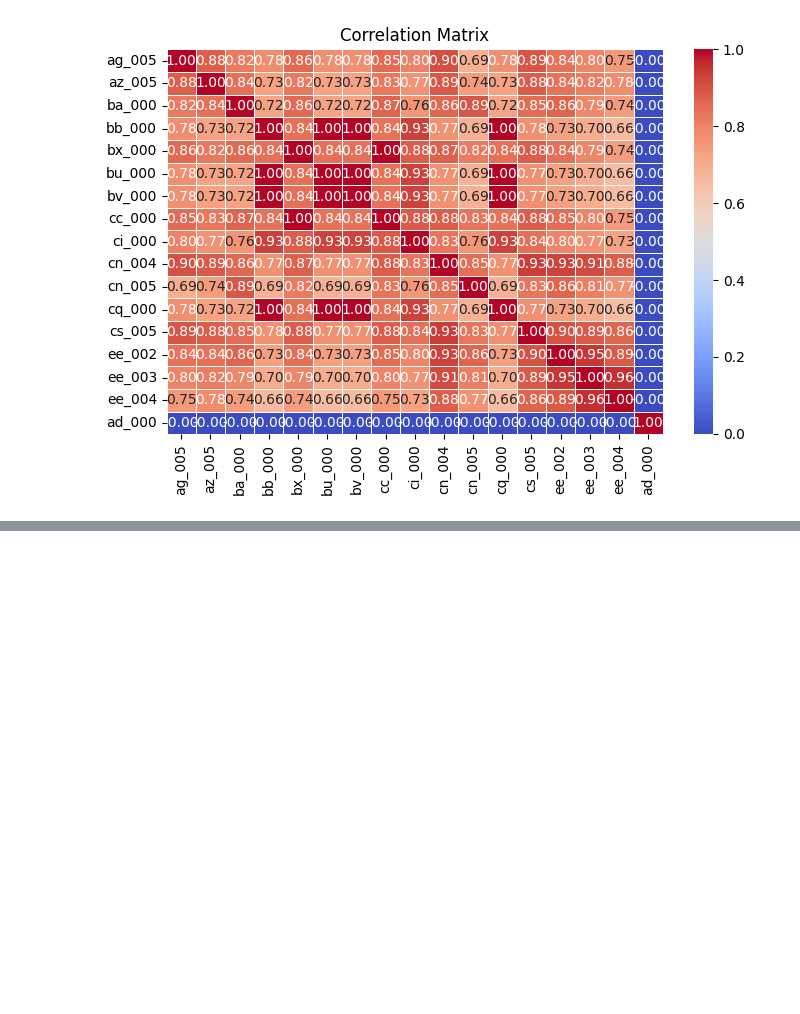
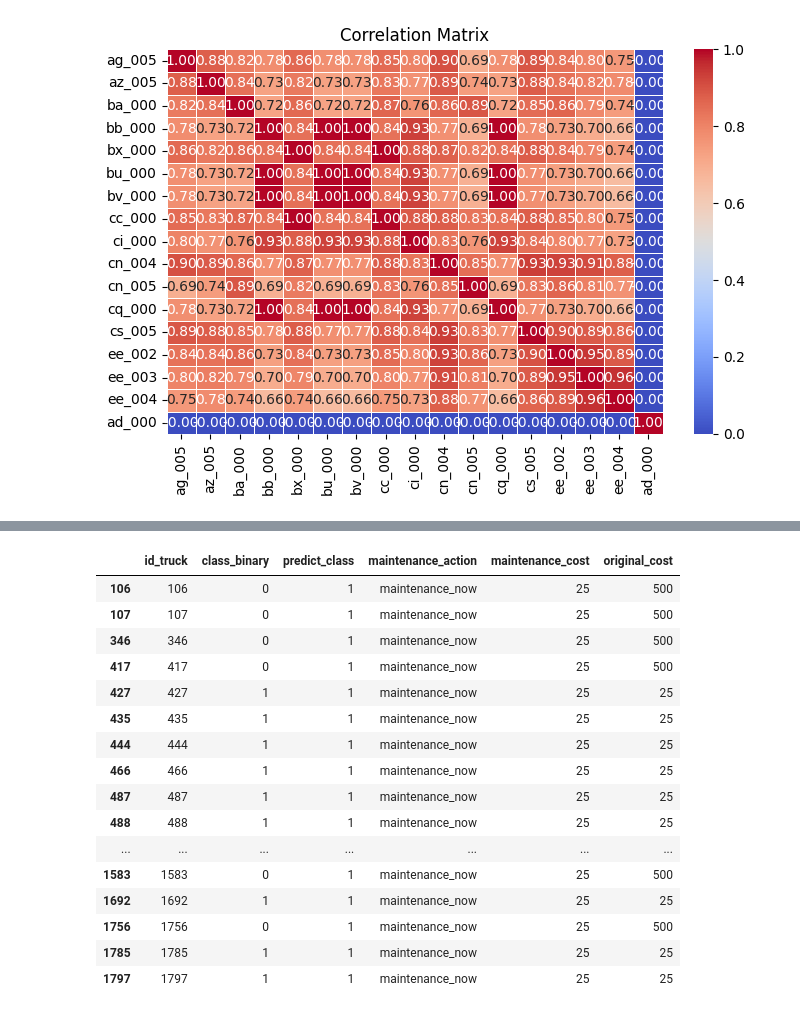
Before and after one commit to Delevati/airsystem_predict, a Jupyter notebook: models/random_forest/run_train_RF.ipynb, the cells around one changed output, grey strips where cells are left out. Drawn from its saved outputs; the diff is of its cells as text; code cells hidden in the pictures; blank space fills up the shorter version.

Commit message:
[FIX]recupered-table

```diff
--- a/models/random_forest/run_train-RF.ipynb
+++ b/models/random_forest/run_train_RF.ipynb
@@ -16,8 +14,8 @@ import seaborn as sns
 import pandas as pd
 import numpy as np
 
-df_present = pd.read_csv('../../dataset/air_system_present_year.csv')
-df_previous = pd.read_csv('../../dataset/air_system_previous_years.csv')
+df_present = pd.read_csv('../../Dataset/air_system_present_year.csv')
+df_previous = pd.read_csv('../../Dataset/air_system_previous_years.csv')
 
 # Selected columns based on visual correlations
 selected_columns = [
@@ -213,23 +205,22 @@ Confusion Matrix (Teste):
  [   48   164]]
 [figure]
 # %%
-# Evaluate val data
-y_present = df_present['class_binary']
-y_pred_present = df_present['predict_class'].apply(lambda x: 1 if x >= 0.5 else 0)
+y_pred = model.predict(X_test)
+y_pred_present = model.predict(X_present)
 
-print("\nMetric Predict 'Present Year':")
+print("\nMetric Preidct 'Present Year':")
 print(f"Accuracy: {accuracy_score(y_present, y_pred_present)}")
 print(f"Precision: {precision_score(y_present, y_pred_present)}")
 print(f"Recall: {recall_score(y_present, y_pred_present)}")
 print(f"F1-Score: {f1_score(y_present, y_pred_present)}")
-print(f"ROC AUC: {roc_auc_score(y_present, y_pred_present)}")
+print(f"ROC: {roc_auc_score(y_present, y_pred_present)}")
 print(f"Confusion Matrix (Present Year):\n {confusion_matrix(y_present, y_pred_present)}")
 
-plt.figure(figsize=(6, 6))
+plt.figure(figsize=(2, 2))
 cm = confusion_matrix(y_present, y_pred_present)
 cmap_colors = ['red', 'blue']
 sns.heatmap(cm, cmap=cmap_colors, annot=True, fmt='d', cbar=False,
-            annot_kws={"size": 14}, xticklabels=['Negative', 'Positive'], yticklabels=['Negative', 'Positive'])
+annot_kws={"size": 14}, xticklabels=['Negative', 'Positive'], yticklabels=['Negative', 'Positive'])
 plt.title('Confusion Matrix - Example')
 plt.xlabel('Predicted Labels')
 plt.ylabel('True Labels')
@@ -353,0 +245,60 @@ Potential Savings: $ 26930
+# %%
+# Function to calculate the maintenance cost based on the determined actions
+def calcular_custo_maintenance(df):
+    cost_now = 25
+    cost_maybe = 10
+    cost_not_now = 500
+
+    df['maintenance_action'] = pd.cut(df['predict_class'], bins=[-np.inf, 0.35, 0.7, np.inf],
+                                       labels=['no_maintenance', 'maybe_needed', 'maintenance_now'])
+
+    df['maintenance_cost'] = df['maintenance_action'].map({
+        'maintenance_now': cost_now,
+        'maybe_needed': cost_maybe,
+        'no_maintenance': cost_not_now
+    }).fillna(cost_not_now).astype(int)
+
+    return df
+
+# Function to calculate the original maintenance cost based on the original class
+def calculate_original_cost(class_value):
+    if class_value == 1:
+        return 25
+    elif class_value == 0:
+        return 500
+    else:
+        return np.nan
+
+# Create output DataFrame
+df_saida = pd.DataFrame({
+    'id_truck': df_present.index,
+    'predict_class': y_pred_present,
+    'class_binary': df_present['class_binary']
+})
+
+# Calculate original costs and maintenance costs using predictions
+df_saida['original_cost'] = df_saida['class_binary'].apply(calculate_original_cost)
+df_saida = calcular_custo_maintenance(df_saida)
+
+# Create 'predict_class_binary' column based on the threshold
+threshold = 0.5
+df_saida['predict_class_binary'] = df_saida['predict_class'].apply(lambda x: 1 if x >= threshold else 0)
+
+# Adjust maintenance costs for 'maybe_needed' cases
+df_saida['maintenance_cost'] = np.where(df_saida['predict_class_binary'] == 0, 10, df_saida['maintenance_cost'])
+
+# Display trucks needing maintenance
+maintenance_trucks = df_saida[df_saida['maintenance_action'] != 'no_maintenance'][['id_truck', 'class_binary', 'predict_class', 'maintenance_action', 'maintenance_cost', 'original_cost']].head(50)
+print("Trucks needing maintenance:")
+display(maintenance_trucks)
+
+# Verify counts of predicted and actual maintenance needs
+count_pred = np.bincount(y_pred_present)
+count_present = np.bincount(y_present)
+difference = count_pred - count_present
+
+print("\nDirect count from 'present year' and 'predict present year' maintenance trucks: \n")
+print(f"* Present_year_real_values: {count_present[0]} neg and {count_present[1]} pos.")
+print(f"* Present_year_pred_values: {count_pred[0]} neg and {count_pred[1]} pos.\n")
+print(f"-------------- * Difference: {difference[0]} neg and {difference[1]} pos. \n")
+# %% [output]
@@ -353,0 +306,17 @@ Potential Savings: $ 26930
+|  | id_truck | class_binary | predict_class | maintenance_action | maintenance_cost | original_cost |
+| 106 | 106 | 0 | 1 | maintenance_now | 25 | 500 |
+| 107 | 107 | 0 | 1 | maintenance_now | 25 | 500 |
+| 346 | 346 | 0 | 1 | maintenance_now | 25 | 500 |
+| 417 | 417 | 0 | 1 | maintenance_now | 25 | 500 |
+| 427 | 427 | 1 | 1 | maintenance_now | 25 | 25 |
+| 435 | 435 | 1 | 1 | maintenance_now | 25 | 25 |
+| 444 | 444 | 1 | 1 | maintenance_now | 25 | 25 |
+| 466 | 466 | 1 | 1 | maintenance_now | 25 | 25 |
+| 487 | 487 | 1 | 1 | maintenance_now | 25 | 25 |
+| 488 | 488 | 1 | 1 | maintenance_now | 25 | 25 |
+| ... | ... | ... | ... | ... | ... | ... |
+| 1583 | 1583 | 0 | 1 | maintenance_now | 25 | 500 |
+| 1692 | 1692 | 1 | 1 | maintenance_now | 25 | 25 |
+| 1756 | 1756 | 0 | 1 | maintenance_now | 25 | 500 |
+| 1785 | 1785 | 1 | 1 | maintenance_now | 25 | 25 |
+| 1797 | 1797 | 1 | 1 | maintenance_now | 25 | 25 |
```
Also changed, not shown: parts of 10 cells of this notebook, 1 other file.
